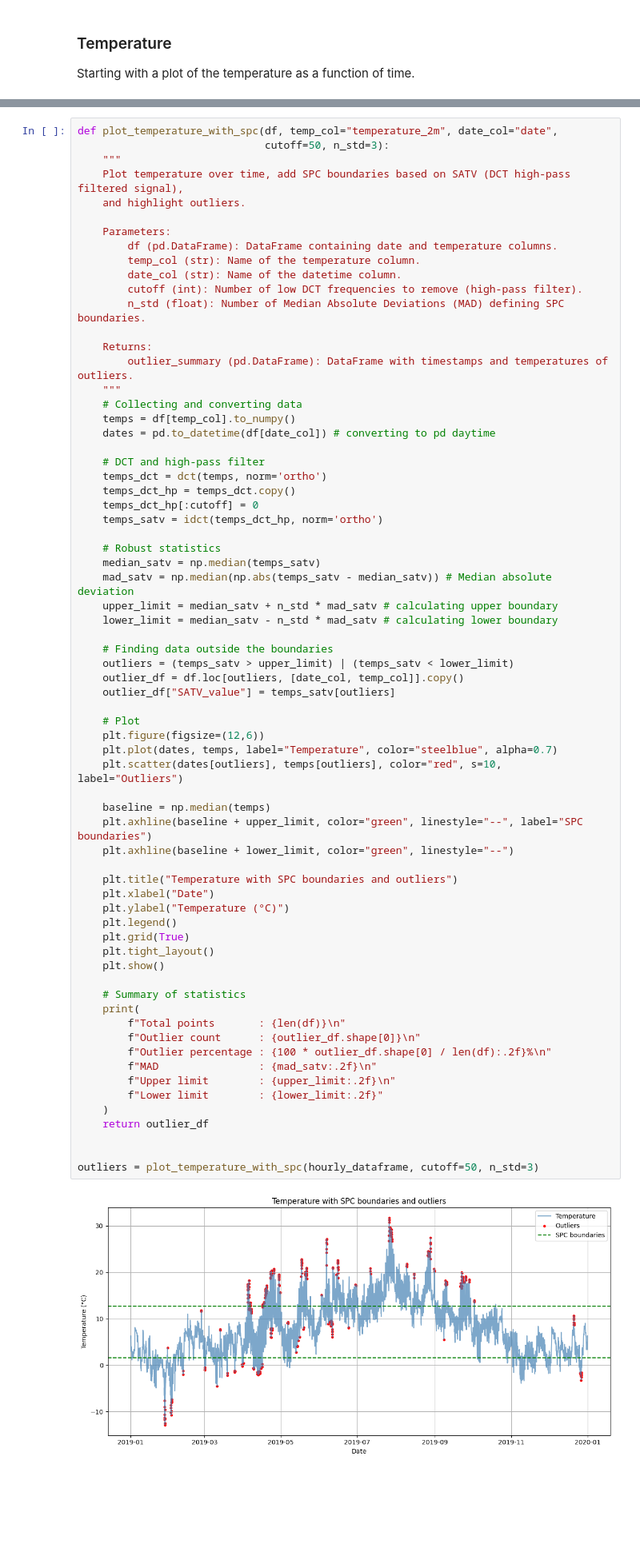
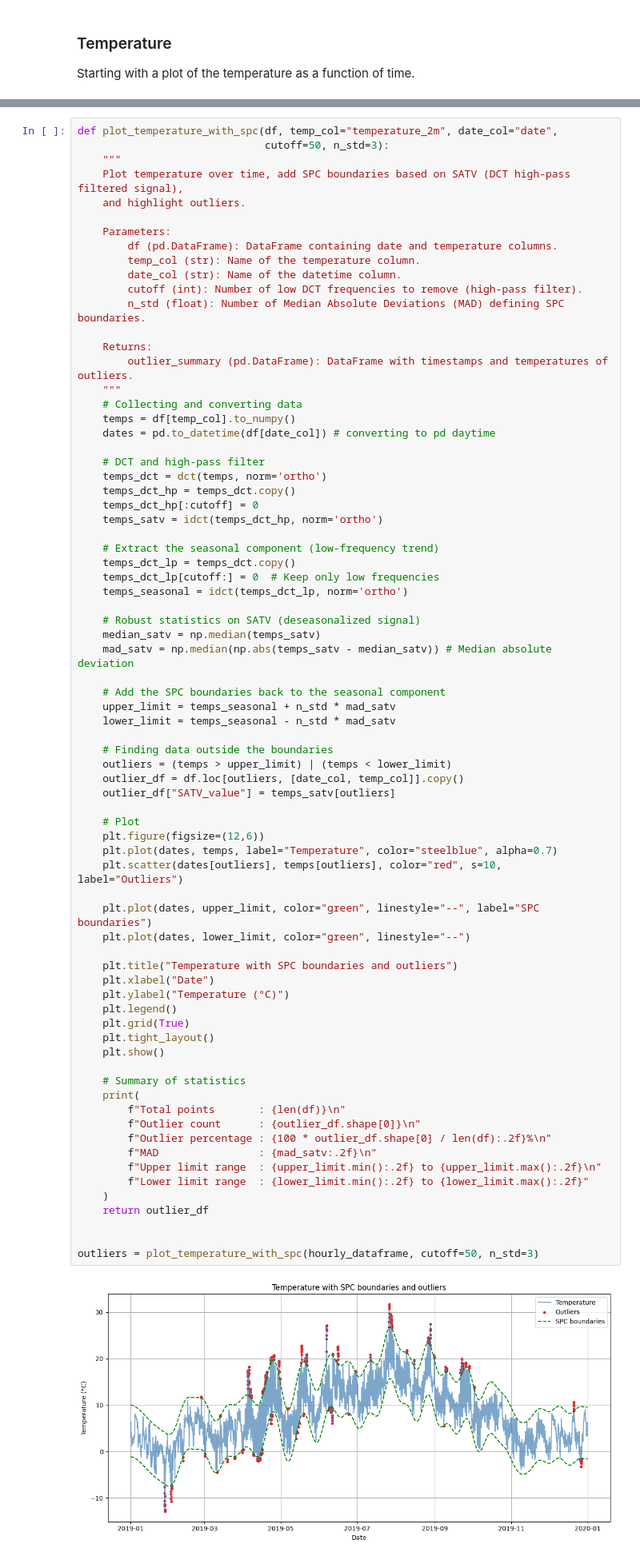
Before and after one commit to heitonn/heitonn-ind320-streamlit, a Jupyter notebook: notebooks/assignment3_notebook.ipynb, the cells around one changed output, grey strips where cells are left out. Shown at 80% size. Saved outputs shown, nothing was run; the diff lists cells and outputs as text; blank space fills up the shorter version.

```diff
--- a/notebooks/assignment3_notebook.ipynb
+++ b/notebooks/assignment3_notebook.ipynb
@@ -297,47 +297,53 @@ def plot_temperature_with_spc(df, temp_col="temperature_2m", date_col="date",
     temps_dct_hp[:cutoff] = 0
     temps_satv = idct(temps_dct_hp, norm='ortho')
 
-    # Robust statistics
+    # Extract the seasonal component (low-frequency trend)
+    temps_dct_lp = temps_dct.copy()
+    temps_dct_lp[cutoff:] = 0  # Keep only low frequencies
+    temps_seasonal = idct(temps_dct_lp, norm='ortho')
+
+    # Robust statistics on SATV (deseasonalized signal)
     median_satv = np.median(temps_satv)
     mad_satv = np.median(np.abs(temps_satv - median_satv)) # Median absolute deviation
-    upper_limit = median_satv + n_std * mad_satv # calculating upper boundary
-    lower_limit = median_satv - n_std * mad_satv # calculating lower boundary
+
+    # Add the SPC boundaries back to the seasonal component
+    upper_limit = temps_seasonal + n_std * mad_satv
+    lower_limit = temps_seasonal - n_std * mad_satv
 
     # Finding data outside the boundaries
-    outliers = (temps_satv > upper_limit) | (temps_satv < lower_limit)
+    outliers = (temps > upper_limit) | (temps < lower_limit)
     outlier_df = df.loc[outliers, [date_col, temp_col]].copy()
     outlier_df["SATV_value"] = temps_satv[outliers]
 
     # Plot
     plt.figure(figsize=(12,6))
     plt.plot(dates, temps, label="Temperature", color="steelblue", alpha=0.7)
     plt.scatter(dates[outliers], temps[outliers], color="red", s=10, label="Outliers")
 
-    baseline = np.median(temps)
-    plt.axhline(baseline + upper_limit, color="green", linestyle="--", label="SPC boundaries")
-    plt.axhline(baseline + lower_limit, color="green", linestyle="--")
+    plt.plot(dates, upper_limit, color="green", linestyle="--", label="SPC boundaries")
+    plt.plot(dates, lower_limit, color="green", linestyle="--")
 
     plt.title("Temperature with SPC boundaries and outliers")
     plt.xlabel("Date")
     plt.ylabel("Temperature (°C)")
     plt.legend()
     plt.grid(True)
     plt.tight_layout()
     plt.show()
 
     # Summary of statistics
     print(
         f"Total points       : {len(df)}\n"
         f"Outlier count      : {outlier_df.shape[0]}\n"
         f"Outlier percentage : {100 * outlier_df.shape[0] / len(df):.2f}%\n"
         f"MAD                : {mad_satv:.2f}\n"
-        f"Upper limit        : {upper_limit:.2f}\n"
-        f"Lower limit        : {lower_limit:.2f}"
+        f"Upper limit range  : {upper_limit.min():.2f} to {upper_limit.max():.2f}\n"
+        f"Lower limit range  : {lower_limit.min():.2f} to {lower_limit.max():.2f}"
     )
     return outlier_df
 
 
 outliers = plot_temperature_with_spc(hourly_dataframe, cutoff=50, n_std=3)
 # %% [output]
-[figure, old version]
+[figure, new version]
 Total points       : 8760
```
Also changed, not shown: parts of 1 cell of this notebook, 9 other files.
